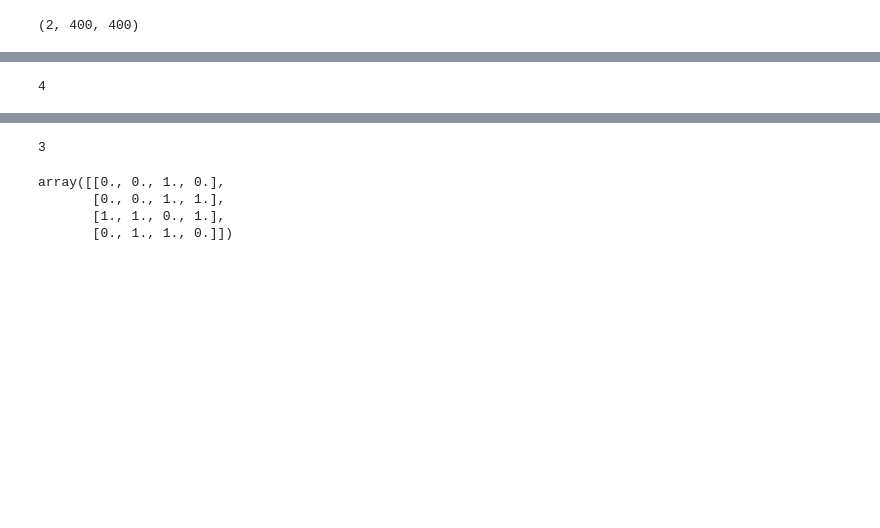
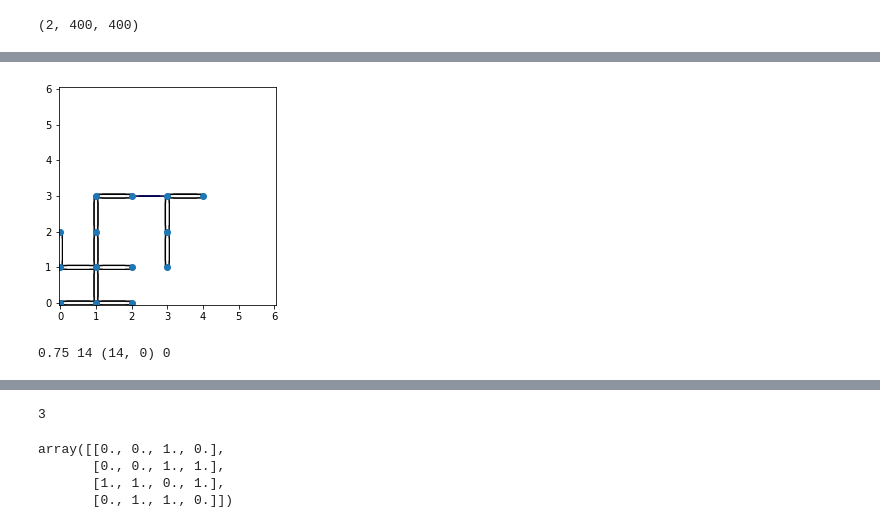
Before and after one commit to p-serna/game_embeddings, a Jupyter notebook: DQN_Agent_Conv.ipynb, the cells around one changed output, grey strips where cells are left out. Drawn from its saved outputs; the diff is of its cells as text; code cells hidden in the pictures; blank space fills up the shorter version.

```diff
--- a/DQN_Agent_Conv.ipynb
+++ b/DQN_Agent_Conv.ipynb
@@ -105,5 +104,0 @@ for j in range(100):
-# %%
-state = env.reset()
-env.nS
-# %% [output]
-4
@@ -111,0 +105,40 @@ import torch
+# %%
+
+Memb = 6*6
+statesize = Memb*Memb*1+9*9
+actionsize = Memb*4
+env = random_connection_game(2,  Memb,
+                             max_consecutive_failures = 50)
+state = env.reset()
+smartagent0 = Agent(statesize, actionsize, seed = 1,
+                    embedding_size = Memb, neighbours = 4,
+                   nu = [16, 16, 16, 16, 32], model = QNetwork_Conv)
+
+fig, ax = env.plot()
+score = 0.0
+
+action = (3+3*6,0)
+next_state, reward, done = env.step(action)
+action_tr = action[0]+action[1]*Memb
+smartagent0.step(state, action_tr, reward, next_state, done)
+state = next_state
+score += reward
+actions.append((*action, reward))
+
+actions = []
+for j in range(100):
+    clear_output(wait=True)
+    #randomAgent(state, Memb)#
+    action = smartagent0.act(state, eps = 0.0)
+    state, reward, done =env.step(action)
+    score += reward
+    actions.append((*action, reward))
+
+    fig, ax = env.plot()
+    plt.show()
+    print(score, env.N, action, env.terms_left)
+    if done >0:
+        break
+# %% [output]
+[figure, added]
+0.75 14 (14, 0) 0
```
Also changed, not shown: parts of 16 cells of this notebook, 3 other files.
